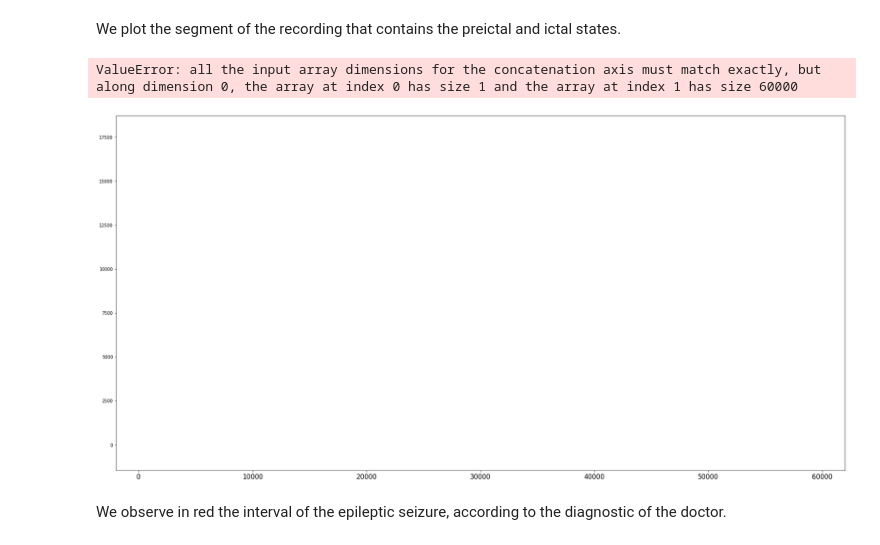
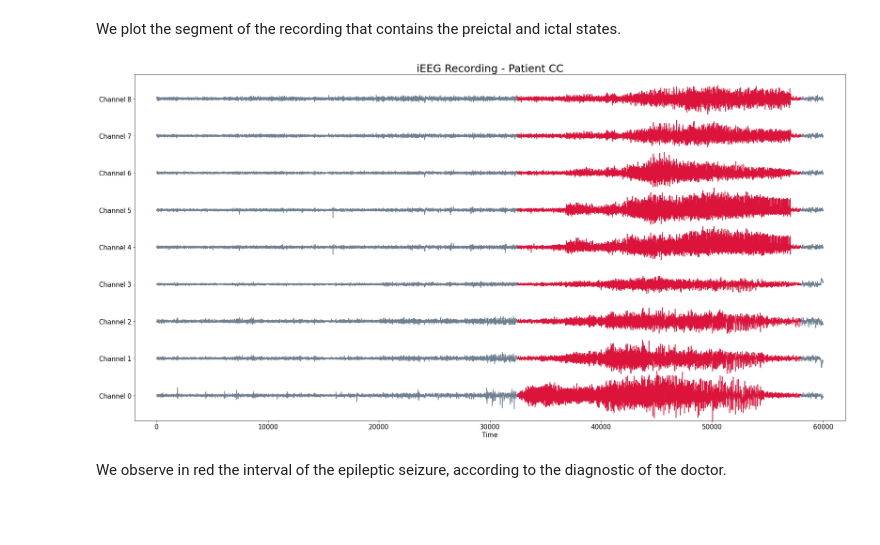
Before and after one commit to ximenafernandez/epilepsy, a Jupyter notebook: Patient_CC.ipynb, the cells around one changed output. Cells and saved outputs as stored; diff of their text form; code cells hidden in the pictures; blank space fills up the shorter version.

```diff
--- a/Patient_CC.ipynb
+++ b/Patient_CC.ipynb
@@ -36,36 +36,35 @@ data_max = data.max()
 dr = (data_max - data_min) * 0.75   #crowd it a bit
 y0 = data_min
 y1 = (n_electrodes -1) * dr + data_max
 ax.set_ylim(y0, y1)
 
 segs = []
 for electrode in range(n_electrodes):
     segs.append(np.column_stack((t, data[electrode, :])))
     ticklocs.append(electrode * dr)
 
 offsets = np.zeros((n_electrodes, 2), dtype=float)
 offsets[:, 1] = ticklocs
 
 lines = LineCollection(segs, offsets=offsets, transOffset=None, color = 'slategrey')
 ax.add_collection(lines);
 
 segs_red = []
 for electrode in range(n_electrodes):
-    segs_red.append(np.column_stack((range(32000,58000), data[electrode, 32000:58000])))
+    segs_red.append(np.column_stack((range(32500,58000), data[electrode, 32500:58000])))
 
 lines_red = LineCollection(segs_red, offsets=offsets, transOffset=None, color = 'crimson')
 ax.add_collection(lines_red);
 
 # Set the yticks to use axes coordinates on the y axis
 ax.set_yticks(ticklocs)
 ax.set_yticklabels(electrode_names, fontsize = 15)
 plt.title('iEEG Recording - Patient CC', fontsize = 25)
 ax.set_xlabel('Time', fontsize = 15)
 plt.savefig('figures/CC_iEEG_seizure.png');
 plt.show();
 # %% [output]
-ValueError: all the input array dimensions for the concatenation axis must match exactly, but along dimension 0, the array at index 0 has size 1 and the array at index 1 has size 60000
-[figure, old version]
+[figure, new version]
 # %% [markdown]
 We observe in red the interval of the epileptic seizure, according to the diagnostic of the doctor.
 # %% [markdown]
```
Also changed, not shown: parts of 1 cell of this notebook, 4 other files.
